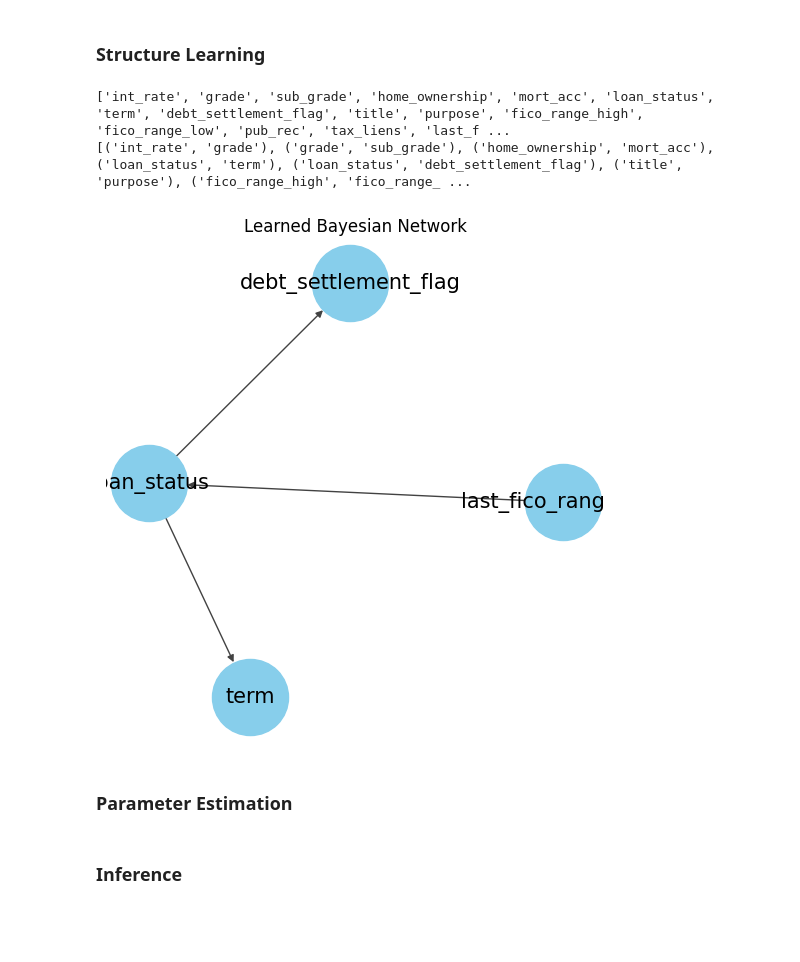
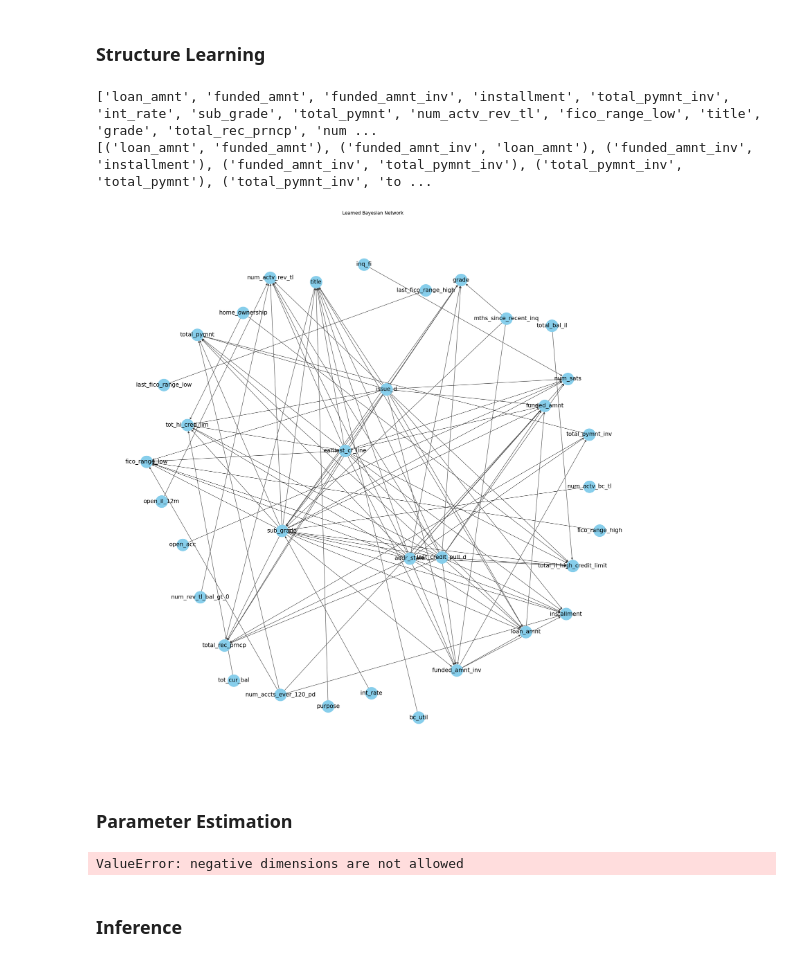
Before and after one commit to Zach-schwark/Honours-Research, a Jupyter notebook: HC_differentScores/BN_testing_HC_K2Score.ipynb, the cells around one changed output. Saved outputs shown, nothing was run; the diff lists cells and outputs as text; code cells hidden in the pictures; blank space fills up the shorter version.

```diff
--- a/HC_differentScores/BN_testing_HC_K2Score.ipynb
+++ b/HC_differentScores/BN_testing_HC_K2Score.ipynb
@@ -19,10 +19,12 @@ from pgmpy.metrics import correlation_score, log_likelihood_score, structure_sco
 # %% [markdown]
 ### Data importing and preprocessing
 # %%
-loaded_data = myData.load_data(num_rows = 1000)
+loaded_data = myData.load_data()
 #display(loaded_data)
 data = myData.preprocess_data(loaded_data)
-train_data, test_data = myData.split_data(data)
+train_data, test_data = myData.split_data(data,num_rows = 1000)
+
+feature_states = myData.get_feature_states(data)
 # %% [markdown]
 ### Structure Learning
 # %%
@@ -31,37 +33,40 @@ est = estimators.HillClimbSearch(data=train_data, use_cache = True)
 estimated_model = est.estimate(
     scoring_method=scoring_method, max_iter=int(1e2))
 model = pgmpy.models.BayesianNetwork(estimated_model.edges())
+model.add_nodes_from(estimated_model.nodes())
 print(model.nodes())
 print(model.edges())
 # %% [output]
-['int_rate', 'grade', 'sub_grade', 'home_ownership', 'mort_acc', 'loan_status', 'term', 'debt_settlement_flag', 'title', 'purpose', 'fico_range_high', 'fico_range_low', 'pub_rec', 'tax_liens', 'last_f ...
-[('int_rate', 'grade'), ('grade', 'sub_grade'), ('home_ownership', 'mort_acc'), ('loan_status', 'term'), ('loan_status', 'debt_settlement_flag'), ('title', 'purpose'), ('fico_range_high', 'fico_range_ ...
+['loan_amnt', 'funded_amnt', 'funded_amnt_inv', 'installment', 'total_pymnt_inv', 'int_rate', 'sub_grade', 'total_pymnt', 'num_actv_rev_tl', 'fico_range_low', 'title', 'grade', 'total_rec_prncp', 'num ...
+[('loan_amnt', 'funded_amnt'), ('funded_amnt_inv', 'loan_amnt'), ('funded_amnt_inv', 'installment'), ('funded_amnt_inv', 'total_pymnt_inv'), ('total_pymnt_inv', 'total_pymnt'), ('total_pymnt_inv', 'to ...
 # %%
-active_trail_nodes = model.active_trail_nodes('loan_status')['loan_status']
-active_trail_nodes_list = list(active_trail_nodes)
-original_nodes = list(model.nodes())
-for node in original_nodes:
-    if node not in active_trail_nodes_list:
-        model.remove_node(node)
+#active_trail_nodes = model.active_trail_nodes('loan_status')['loan_status']
+#active_trail_nodes_list = list(active_trail_nodes)
+#original_nodes = list(model.nodes())
+#for node in original_nodes:
+#    if node not in active_trail_nodes_list:
+#        model.remove_node(node)
 
 
 nx_graph = nx.DiGraph(model.edges())
 pos = nx.spring_layout(nx_graph,2)
-plt.figure(figsize=(5, 5))
-nx.draw(nx_graph, pos, with_labels=True, node_size=3000, node_color = 'skyblue', edge_color='#424242',font_size=15,font_color='black')
+plt.figure(figsize=(20, 20))
+nx.draw(nx_graph, pos, with_labels=True, node_size=1000, node_color = 'skyblue', edge_color='#424242',font_size=15,font_color='black')
 plt.title('Learned Bayesian Network')
 plt.show()
 # %% [output]
-[figure, old version]
+[figure, new version]
 # %% [markdown]
 ###  Parameter Estimation
 # %%
-parameter_estimator = estimators.BayesianEstimator(model,train_data)
+parameter_estimator = estimators.BayesianEstimator(model,train_data, state_names = feature_states)
 parameters = parameter_estimator.get_parameters(n_jobs=6)
 
 for i in range(len(parameters)):
     model.add_cpds(parameters[i])
     #print(parameters[i])
+# %% [output]
+ValueError: negative dimensions are not allowed
 # %% [markdown]
 ### Inference
 # %%
```
Also changed, not shown: parts of 1 cell of this notebook, 6 other files.
